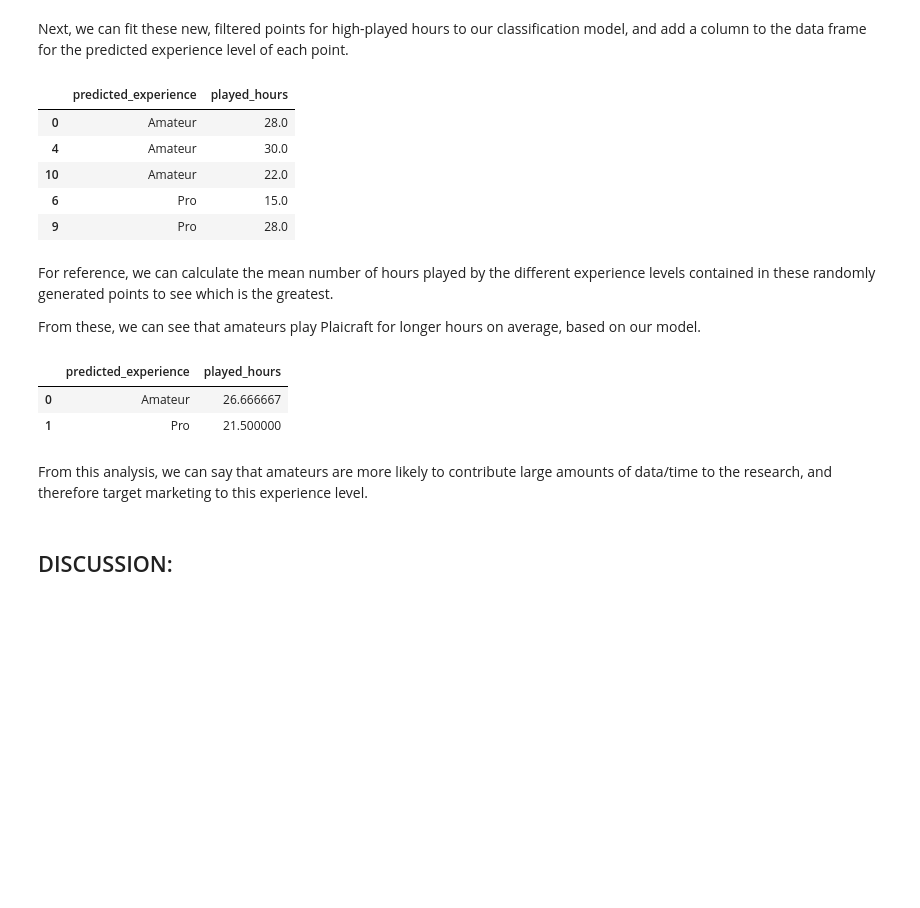
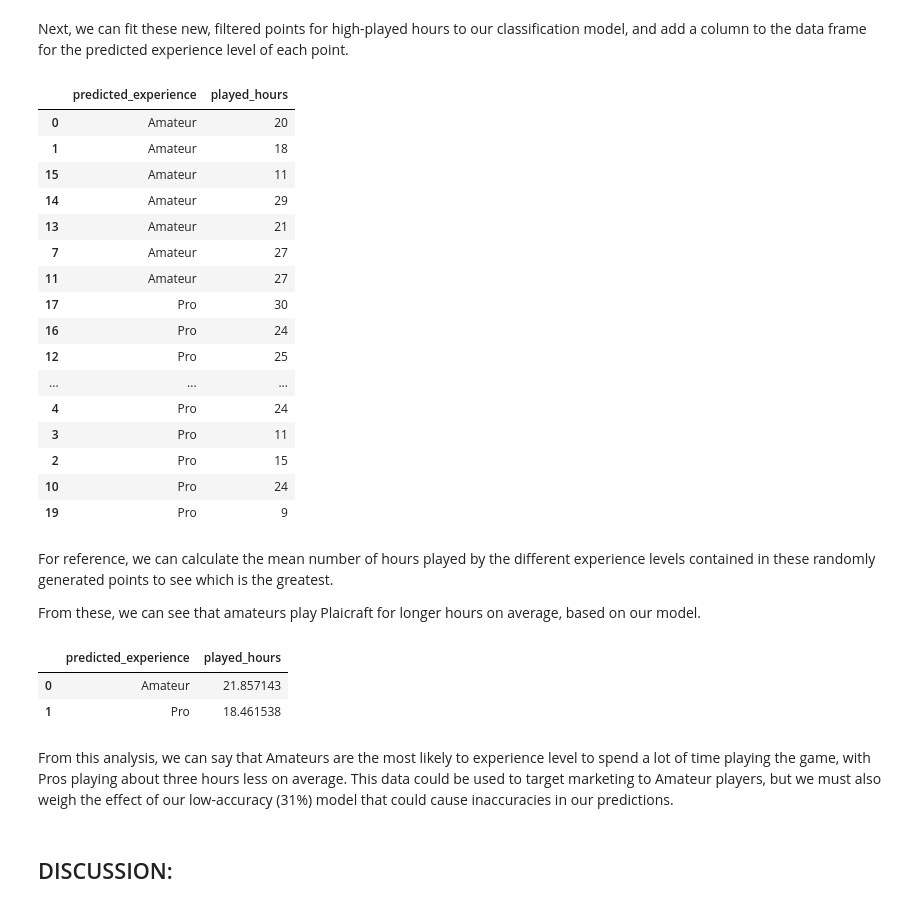
Before and after one commit to agallagh/DSCI-Project-Pt.-2, a Jupyter notebook: Master.ipynb, the cells around one changed output. Saved outputs shown, nothing was run; the diff lists cells and outputs as text; code cells hidden in the pictures; blank space fills up the shorter version.

```diff
--- a/Master.ipynb
+++ b/Master.ipynb
@@ -320,10 +320,10 @@ Before continuing, we also restricted the new points to have greater than five h
 # Creating random points with high played hours to see what their experience would be predicted as
 
 # generating random points
-np.random.seed(5000)
+np.random.seed(3131)
 
 num_rows=20
-var1 = np.random.randint(1,31, num_rows)
+var1 = np.random.randint(5,31, num_rows)
 var2 = np.random.randint(1,31, num_rows)
 
 new_obs=pd.DataFrame({
@@ -332,9 +332,6 @@ new_obs=pd.DataFrame({
 })
 
 new_obs_df = pd.DataFrame(new_obs)
-
-#filtered for higher played hours (above 5hrs)
-filtered_points = new_obs_df[new_obs_df['played_hours'] > 5]
-filtered_points
+new_obs_df
 # %% [output]
 |  | played_hours | age |
@@ -353,21 +355,32 @@ filtered_points
 Next, we can fit these new, filtered points for high-played hours to our classification model, and add a column to the data frame for the predicted experience level of each point.
 # %%
 #fitting new points to the model
-player_predicted = pd.DataFrame(players_test_fit.predict(filtered_points)).assign(
-    played_hours = filtered_points['played_hours'])
+player_predicted = pd.DataFrame(players_test_fit.predict(new_obs_df)).assign(
+    played_hours = new_obs_df['played_hours'])
 
 #dropping NaN points and renaming columns
 high_hours_predictions = player_predicted.dropna().rename(columns = {0:"predicted_experience"})
 
 #take a look at the dataframe
 high_hours_predictions.sort_values('predicted_experience')
 # %% [output]
 |  | predicted_experience | played_hours |
-| 0 | Amateur | 28.0 |
-| 4 | Amateur | 30.0 |
-| 10 | Amateur | 22.0 |
-| 6 | Pro | 15.0 |
-| 9 | Pro | 28.0 |
+| 0 | Amateur | 20 |
+| 1 | Amateur | 18 |
+| 15 | Amateur | 11 |
+| 14 | Amateur | 29 |
+| 13 | Amateur | 21 |
+| 7 | Amateur | 27 |
+| 11 | Amateur | 27 |
+| 17 | Pro | 30 |
+| 16 | Pro | 24 |
+| 12 | Pro | 25 |
+| ... | ... | ... |
+| 4 | Pro | 24 |
+| 3 | Pro | 11 |
+| 2 | Pro | 15 |
+| 10 | Pro | 24 |
+| 19 | Pro | 9 |
 # %% [markdown]
 For reference, we can calculate the mean number of hours played by the different experience levels contained in these randomly generated points to see which is the greatest.
 
@@ -377,10 +390,10 @@ From these, we can see that amateurs play Plaicraft for longer hours on average,
 high_hours_predictions.groupby('predicted_experience').agg("mean").reset_index()
 # %% [output]
 |  | predicted_experience | played_hours |
-| 0 | Amateur | 26.666667 |
-| 1 | Pro | 21.500000 |
+| 0 | Amateur | 21.857143 |
+| 1 | Pro | 18.461538 |
 # %% [markdown]
-From this analysis, we can say that amateurs are more likely to contribute large amounts of data/time to the research, and therefore target marketing to this experience level.
+From this analysis, we can say that Amateurs are the most likely to experience level to spend a lot of time playing the game, with Pros playing about three hours less on average. This data could be used to target marketing to Amateur players, but we must also weigh the effect of our low-accuracy (31%) model that could cause inaccuracies in our predictions.
 # %% [markdown]
 ## DISCUSSION:
 # %% [markdown]
```
Also changed, not shown: parts of 5 cells of this notebook.
